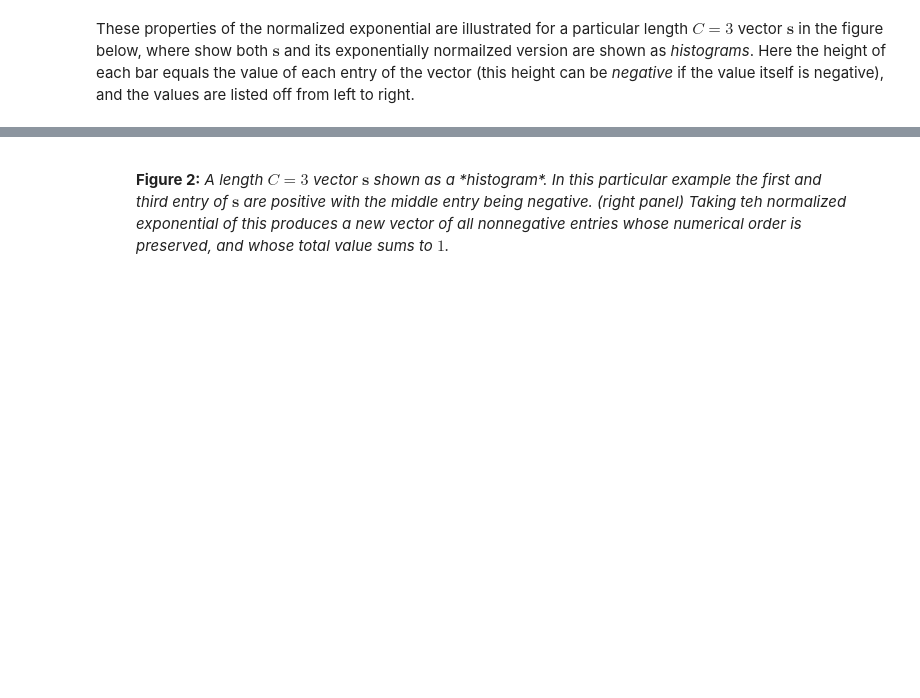
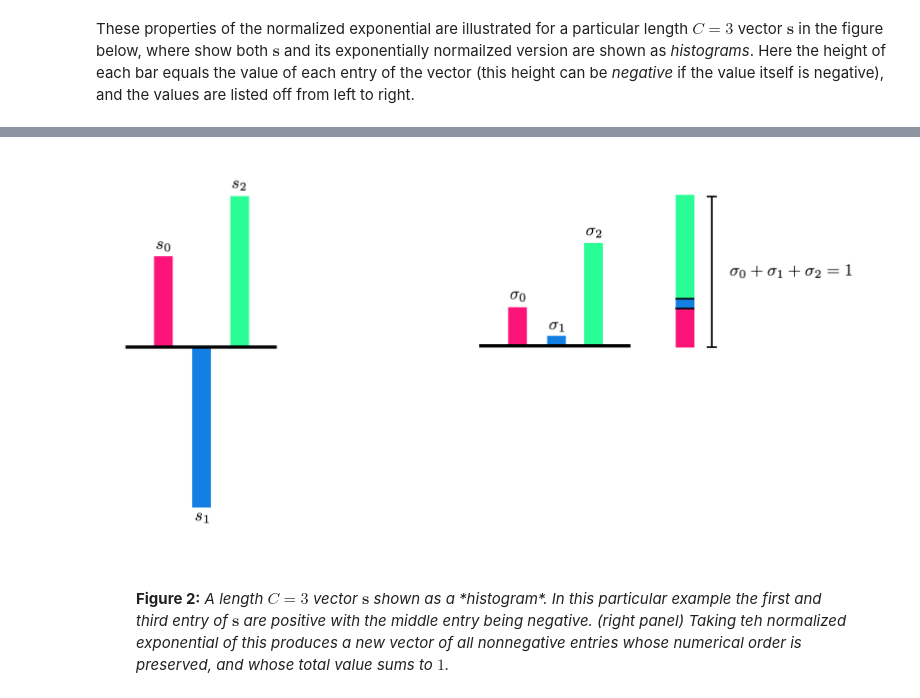
Before and after one commit to neonwatty/machine_learning_refined, a Jupyter notebook: notes/7_Linear_multiclass_classification/7_5_Categorical.ipynb, the cells around one changed output, grey strips where cells are left out. Drawn from its saved outputs; the diff is of its cells as text; code cells hidden in the pictures; blank space fills up the shorter version.

```diff
--- a/notes/7_Linear_multiclass_classification/7_5_Categorical.ipynb
+++ b/notes/7_Linear_multiclass_classification/7_5_Categorical.ipynb
@@ -95,3 +118,7 @@ IPython.display.HTML('''<img src="''' + image_path_2 + '''" width="80%" height="
+# %%
+Image(image_path_2)
+# %% [output]
+[figure, added]
 # %% [markdown]
 <figure>
   <figcaption>
```
Also changed, not shown: parts of 6 cells of this notebook, 5 other files.
